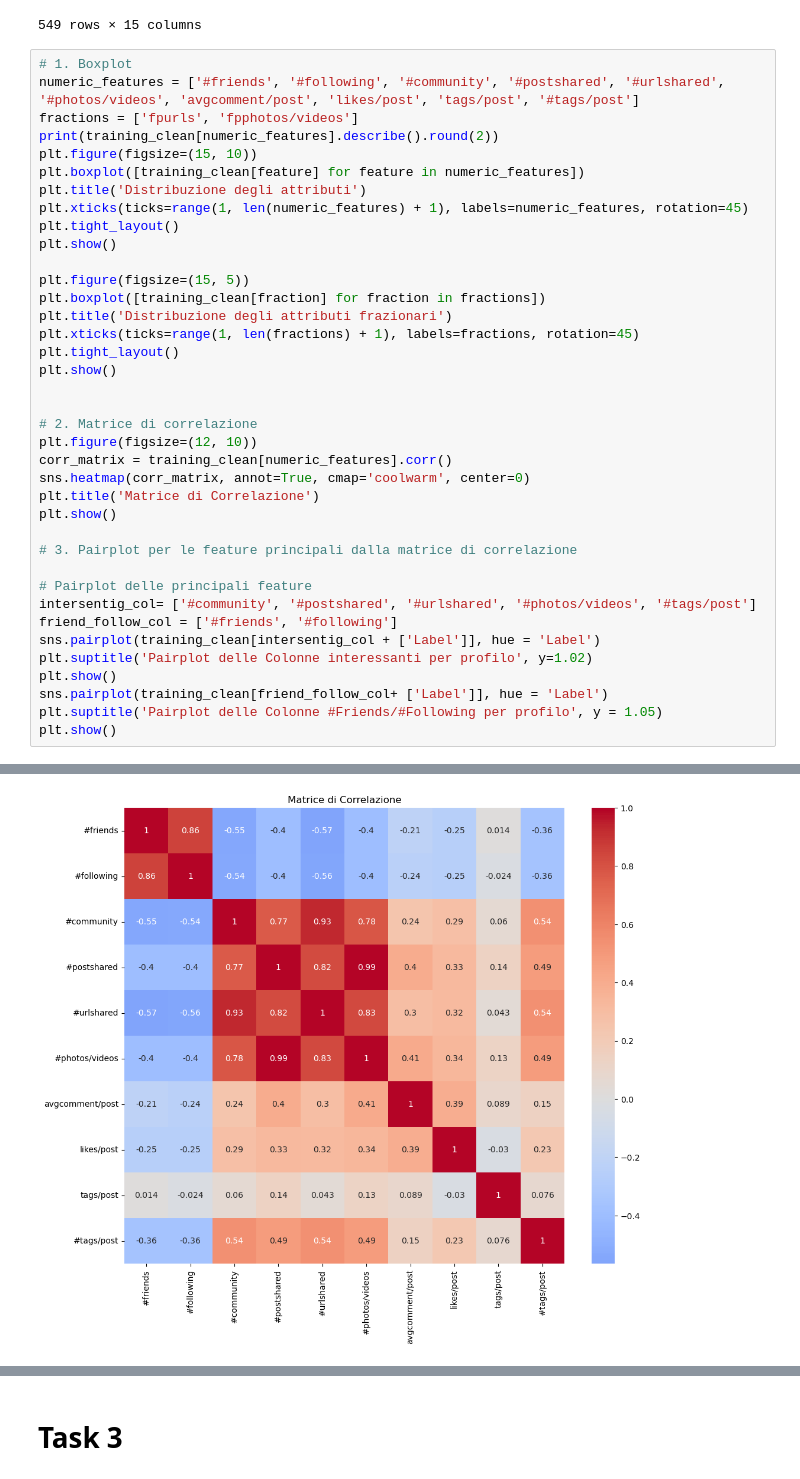
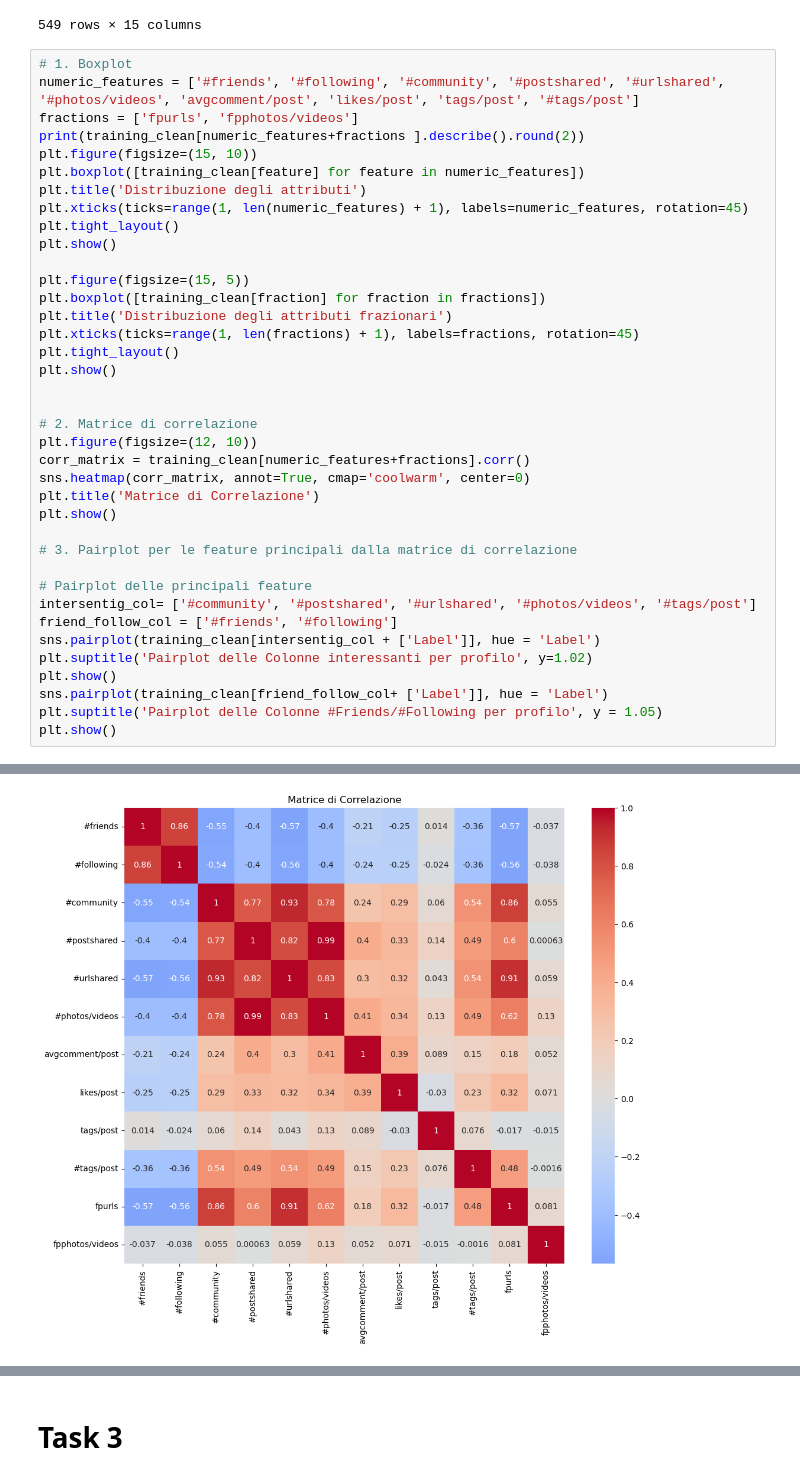
Before and after one commit to Surro03/Progetto_MachineLearning, a Jupyter notebook: machine_learning.ipynb, the cells around one changed output, grey strips where cells are left out. Saved outputs shown, nothing was run; the diff lists cells and outputs as text.

```diff
--- a/machine_learning.ipynb
+++ b/machine_learning.ipynb
@@ -456,7 +458,7 @@ training_clean
 # 1. Boxplot
 numeric_features = ['#friends', '#following', '#community', '#postshared', '#urlshared', '#photos/videos', 'avgcomment/post', 'likes/post', 'tags/post', '#tags/post']
 fractions = ['fpurls', 'fpphotos/videos']
-print(training_clean[numeric_features].describe().round(2))
+print(training_clean[numeric_features+fractions ].describe().round(2))
 plt.figure(figsize=(15, 10))
 plt.boxplot([training_clean[feature] for feature in numeric_features])
 plt.title('Distribuzione degli attributi')
@@ -474,7 +476,7 @@ plt.show()
 
 # 2. Matrice di correlazione
 plt.figure(figsize=(12, 10))
-corr_matrix = training_clean[numeric_features].corr()
+corr_matrix = training_clean[numeric_features+fractions].corr()
 sns.heatmap(corr_matrix, annot=True, cmap='coolwarm', center=0)
 plt.title('Matrice di Correlazione')
 plt.show()
@@ -513,6 +513,6 @@ max           3891.00           987.00     4871.00      99.00       32.00
 [figure]
 [figure]
-[figure, old version]
+[figure, new version]
 [figure]
 [figure]
 # %% [markdown]
```
Also changed, not shown: parts of 3 cells of this notebook.
